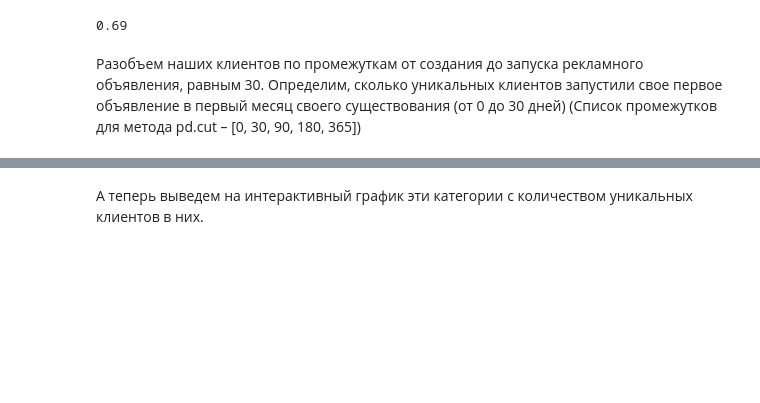
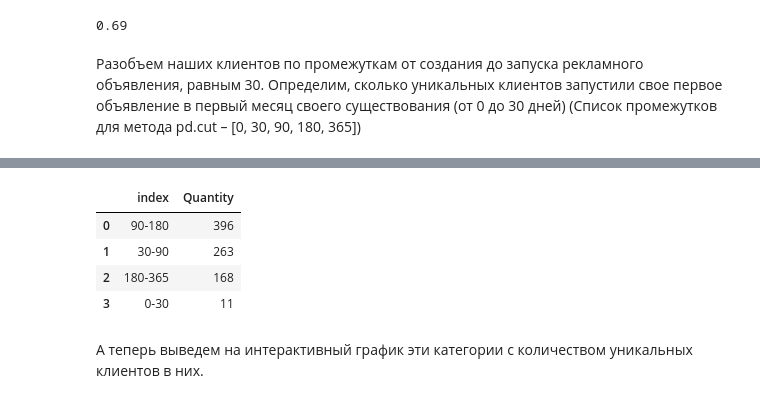
Before and after one commit to Mazgo55i/Data_Analysis, a Jupyter notebook: 9_Ads_campaign/Ads_campaign.ipynb, the cells around one changed output, grey strips where cells are left out. Saved outputs shown, nothing was run; the diff lists cells and outputs as text; code cells hidden in the pictures; blank space fills up the shorter version.

```diff
--- a/9_Ads_campaign/Ads_campaign.ipynb
+++ b/9_Ads_campaign/Ads_campaign.ipynb
@@ -399,3 +411,13 @@ creat_diff_groups = pd.cut(creat_diff, bins=bins, labels=['0-30','30-90', '90-18
+# %%
+data_groups = creat_diff_groups.to_frame(name='Quantity')
+# %%
+data_groups.reset_index()
+# %% [output]
+|  | index | Quantity |
+| 0 | 90-180 | 396 |
+| 1 | 30-90 | 263 |
+| 2 | 180-365 | 168 |
+| 3 | 0-30 | 11 |
 # %% [markdown]
 А теперь выведем на интерактивный график эти категории с количеством уникальных клиентов в них.
 # %%
```
Also changed, not shown: parts of 2 cells of this notebook.
